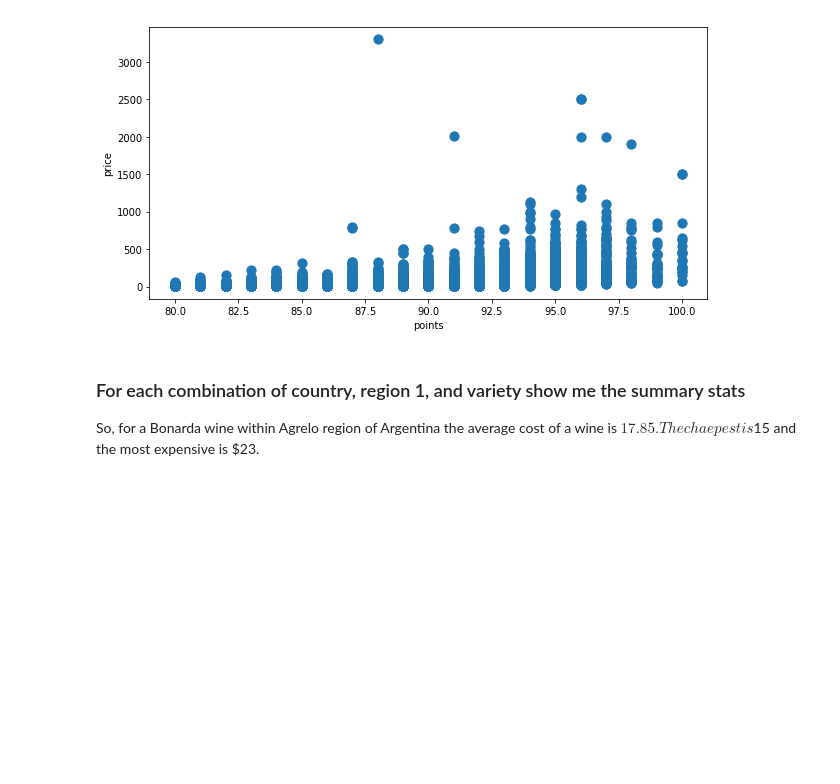
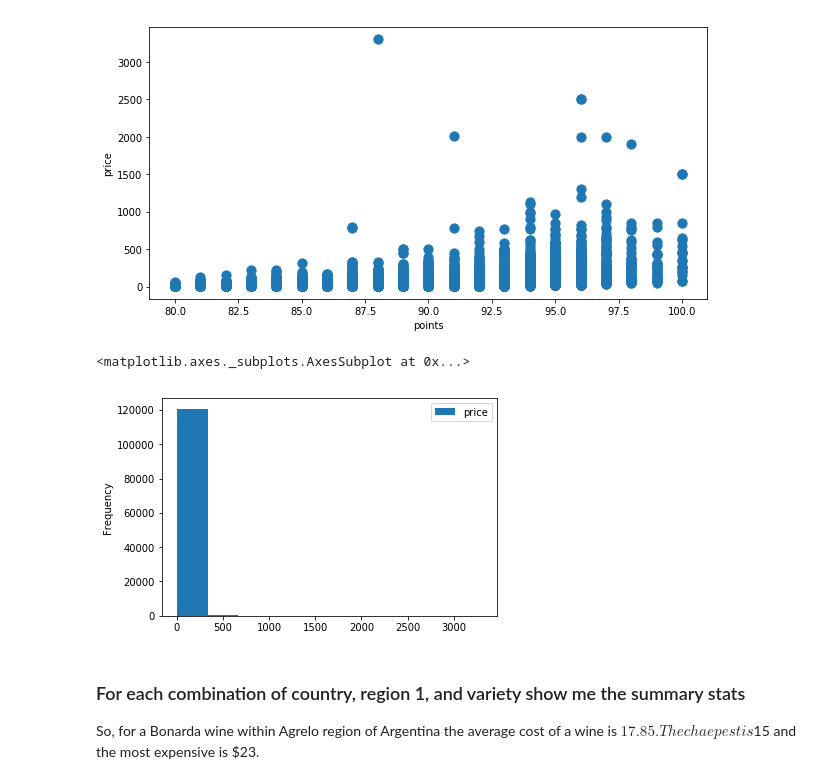
Before and after one commit to evanrosa/wine-ML-capstone-2018, a Jupyter notebook: 02-EDA.ipynb, the cells around one changed output. Saved outputs shown, nothing was run; the diff lists cells and outputs as text; code cells hidden in the pictures; blank space fills up the shorter version.

```diff
--- a/02-EDA.ipynb
+++ b/02-EDA.ipynb
@@ -473,6 +473,11 @@ It may appear that point reviews and price are somewhat positively correlated, h
 wine.plot(kind='scatter', x='points', y='price', figsize=(10,5), s=85);
 # %% [output]
 [figure]
+# %%
+wine.plot(kind='hist', x='points', y='price')
+# %% [output]
+<matplotlib.axes._subplots.AxesSubplot at 0x...>
+[figure, added]
 # %% [markdown]
 ### For each combination of country, region 1, and variety show me the summary stats
 So, for a Bonarda wine within Agrelo region of Argentina the average cost of a wine is $17.85. The chaepest is $15 and the most expensive is $23.
```
Also changed, not shown: 1 other file.
